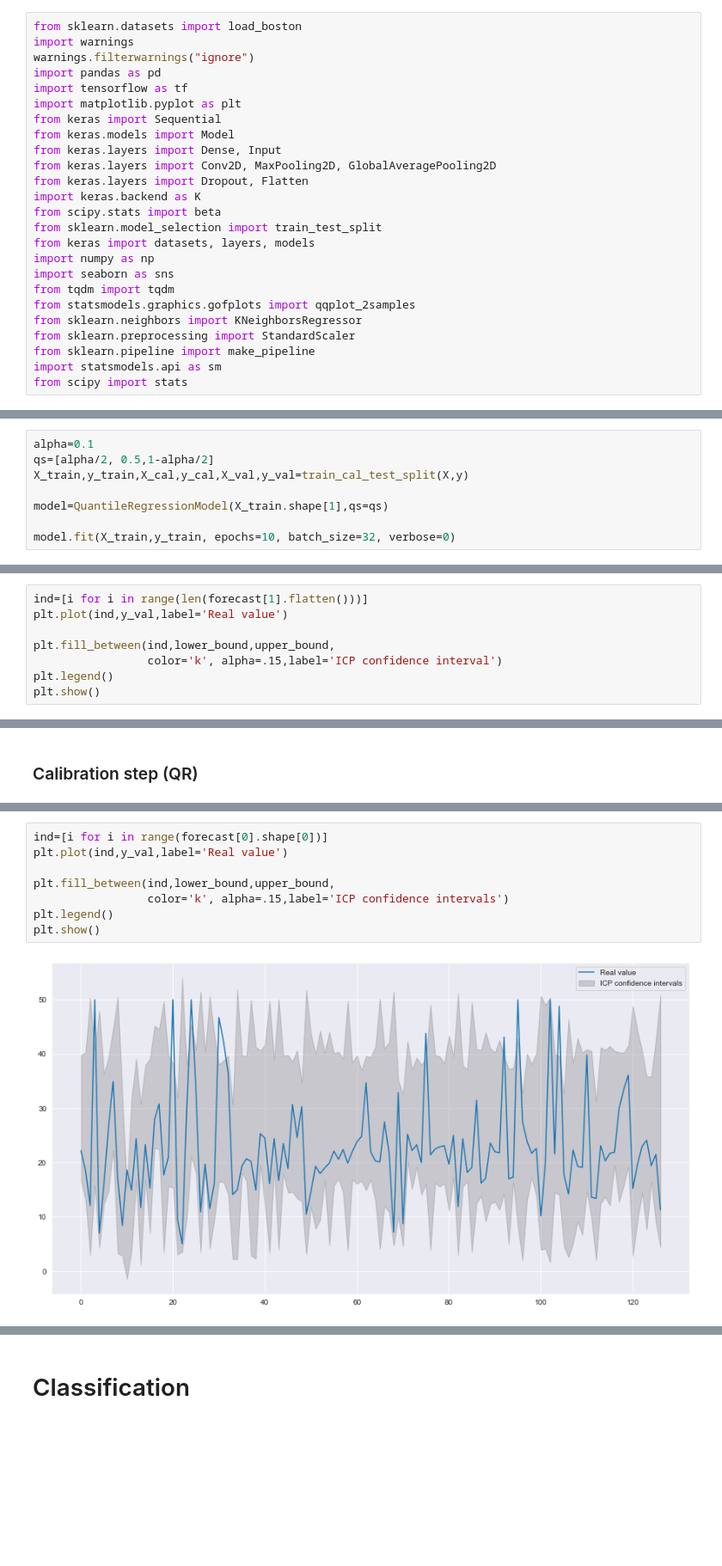
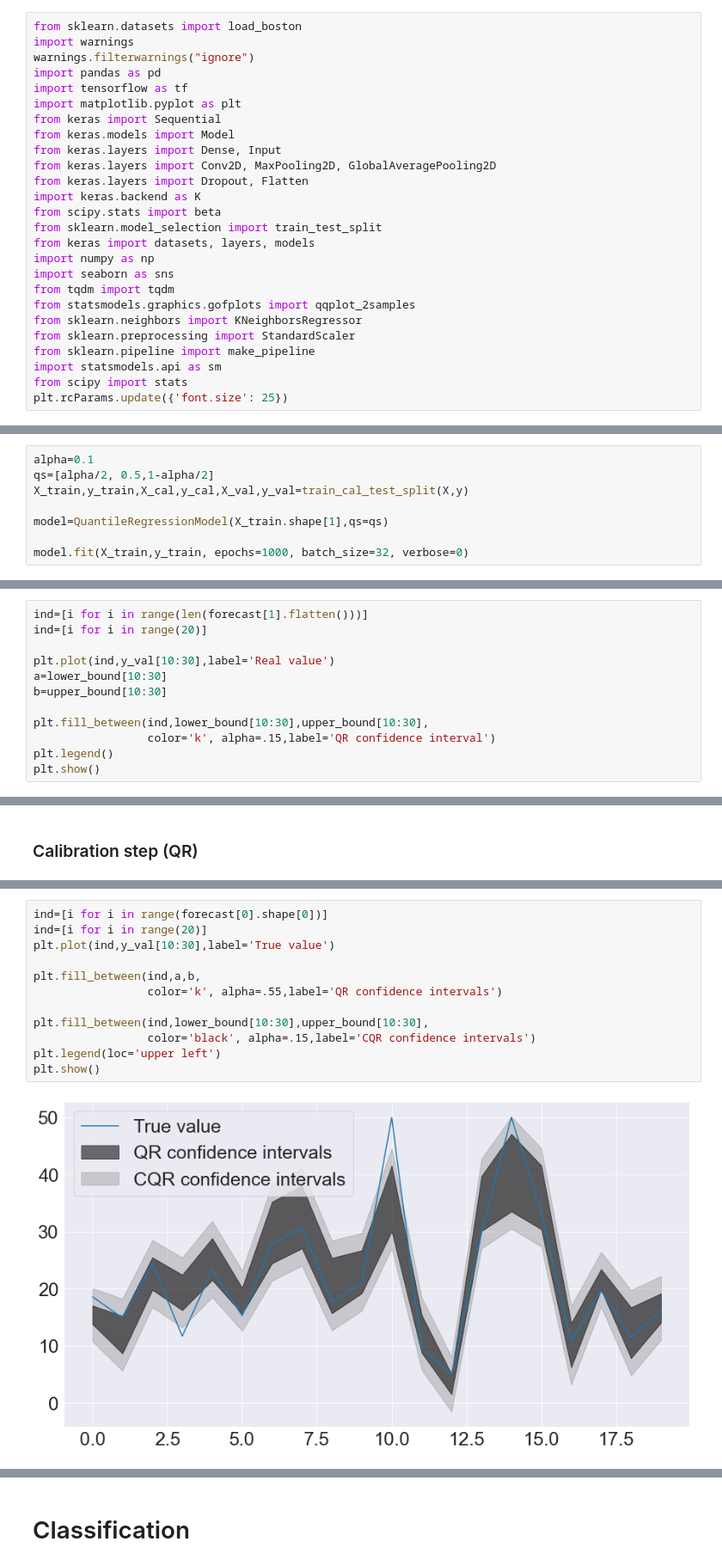
Before and after one commit to Quilograma/ConformalPredictionTutorial, a Jupyter notebook: Conformal Prediction.ipynb, the cells around one changed output, grey strips where cells are left out. Shown: that part at 86% size. Drawn from its saved outputs; the diff is of its cells as text; blank space fills up the shorter version.

```diff
--- a/Conformal Prediction.ipynb
+++ b/Conformal Prediction.ipynb
@@ -27,6 +27,7 @@ from sklearn.preprocessing import StandardScaler
 from sklearn.pipeline import make_pipeline
 import statsmodels.api as sm
 from scipy import stats
+plt.rcParams.update({'font.size': 25})
 # %% [markdown]
 ### Conformal Prediction outline
 1. Select an apriori error rate $\alpha\in (0,1)$ depending on the application and leave a calibration set that the model hasn't seen yet.
@@ -321,7 +315,7 @@ X_train,y_train,X_cal,y_cal,X_val,y_val=train_cal_test_split(X,y)
 
 model=QuantileRegressionModel(X_train.shape[1],qs=qs)
 
-model.fit(X_train,y_train, epochs=10, batch_size=32, verbose=0)
+model.fit(X_train,y_train, epochs=1000, batch_size=32, verbose=0)
 # %% [output]
 <keras.callbacks.History at 0x...>
 # %%
@@ -335,9 +329,13 @@ QR Coverage without conformal of 0.8661417322834646
 # %%
 ind=[i for i in range(len(forecast[1].flatten()))]
-plt.plot(ind,y_val,label='Real value')
+ind=[i for i in range(20)]
 
-plt.fill_between(ind,lower_bound,upper_bound,
-                 color='k', alpha=.15,label='ICP confidence interval')
+plt.plot(ind,y_val[10:30],label='Real value')
+a=lower_bound[10:30]
+b=upper_bound[10:30]
+
+plt.fill_between(ind,lower_bound[10:30],upper_bound[10:30],
+                 color='k', alpha=.15,label='QR confidence interval')
 plt.legend()
 plt.show()
 # %% [output]
@@ -386,13 +384,17 @@ plt.show()
 # %%
 ind=[i for i in range(forecast[0].shape[0])]
-plt.plot(ind,y_val,label='Real value')
+ind=[i for i in range(20)]
+plt.plot(ind,y_val[10:30],label='True value')
 
-plt.fill_between(ind,lower_bound,upper_bound,
-                 color='k', alpha=.15,label='ICP confidence intervals')
-plt.legend()
+plt.fill_between(ind,a,b,
+                 color='k', alpha=.55,label='QR confidence intervals')
+
+plt.fill_between(ind,lower_bound[10:30],upper_bound[10:30],
+                 color='black', alpha=.15,label='CQR confidence intervals')
+plt.legend(loc='upper left')
 plt.show()
 # %% [output]
-[figure, old version]
+[figure, new version]
 # %%
 np.mean(upper_bound-lower_bound)
 # %% [output]
```
Also changed, not shown: parts of 26 cells of this notebook.
